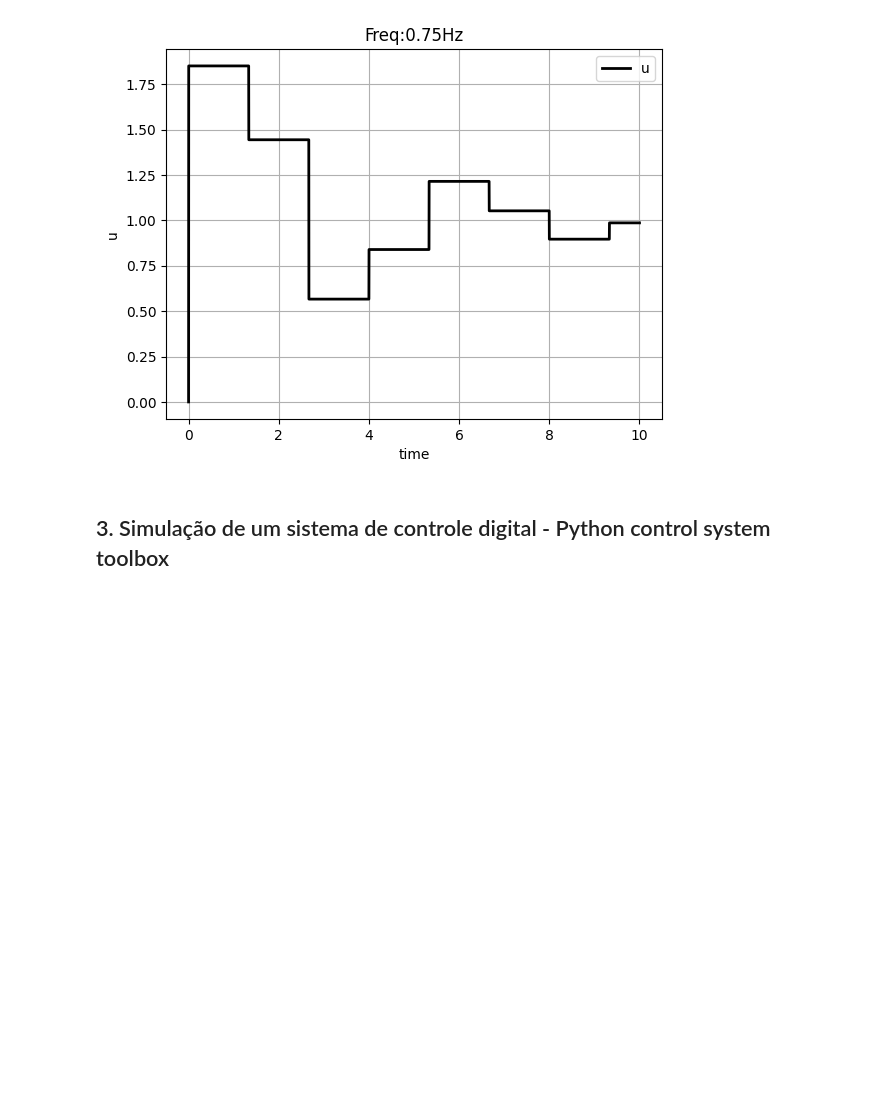
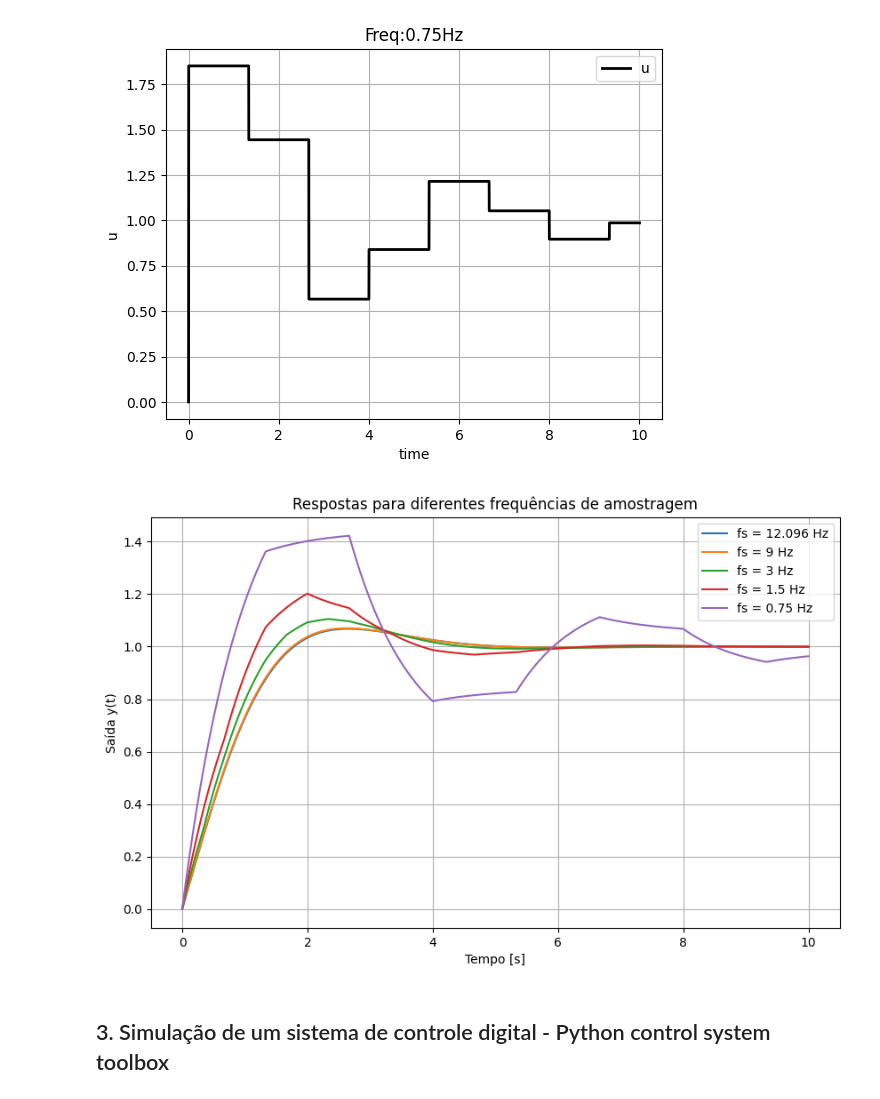
Before and after one commit to Cangiano00/lab2controle2, a Jupyter notebook: PMR3409Lab2V2025.ipynb, the cells around one changed output. Saved outputs shown, nothing was run; the diff lists cells and outputs as text; code cells hidden in the pictures; blank space fills up the shorter version.

```diff
--- a/PMR3409Lab2V2025.ipynb
+++ b/PMR3409Lab2V2025.ipynb
@@ -356,6 +364,77 @@ plt.show()
 # %% [output]
 [figure]
 [figure]
+# %%
+# Modelo de primeira ordem: dx/dt + x = u
+def first_order_model(x,t,u):
+    dxdt = -x + u
+    return dxdt
+
+# parâmetros gerais
+n = 10001
+ti = 0.0
+tf = 10.0
+t = np.linspace(ti,tf,n)
+dt = t[1]-t[0]
+ref = np.ones(n) # degrau unitário
+
+# parâmetros do controlador
+Kp = 0.7931
+Ti = 0.5
+
+# lista de frequências a simular
+fc_list = [12.096, 9, 3, 1.5, 0.75]
+
+# dicionário para guardar as respostas
+results = {}
+
+for fc in fc_list:
+    Tc = 1/fc
+    mult = int(Tc/dt)
+
+    # inicializações
+    y = np.zeros(n)
+    u = np.zeros(n)
+    contador = 0
+    Ik_menos1 = 0.0
+    Ek_menos1 = 0.0
+    Uk = 0.0
+
+    for i in range(1,n):
+        # erro
+        Ek = ref[i]-y[i-1]
+
+        # atualiza controlador a cada Tc
+        if (contador % mult) == 0:
+            Ik = Ik_menos1 + (Kp*Tc/Ti)*(Ek + Ek_menos1)/2
+            Pk = Kp * Ek
+            Uk = Pk + Ik
+            Ek_menos1 = Ek
+            Ik_menos1 = Ik
+
+        u[i] = Uk
+
+        # integra planta
+        y0 = y[i-1]
+        yaux = odeint(first_order_model,y0,[t[i-1],t[i]],args=(Uk,))
+        y[i] = yaux[1][0]
+
+        contador += 1
+
+    results[fc] = y
+
+# ---- PLOTAGEM ----
+plt.figure(figsize=(10,6))
+for fc,y in results.items():
+    plt.plot(t,y,label=f"fs = {fc} Hz")
+plt.xlabel("Tempo [s]")
+plt.ylabel("Saída y(t)")
+plt.title("Respostas para diferentes frequências de amostragem")
+plt.legend()
+plt.grid(True)
+plt.show()
+# %% [output]
+[figure, added]
 # %% [markdown]
 ## 3. Simulação de um sistema de controle digital - Python control system toolbox
 # %% [markdown]
```
Also changed, not shown: parts of 5 cells of this notebook.
